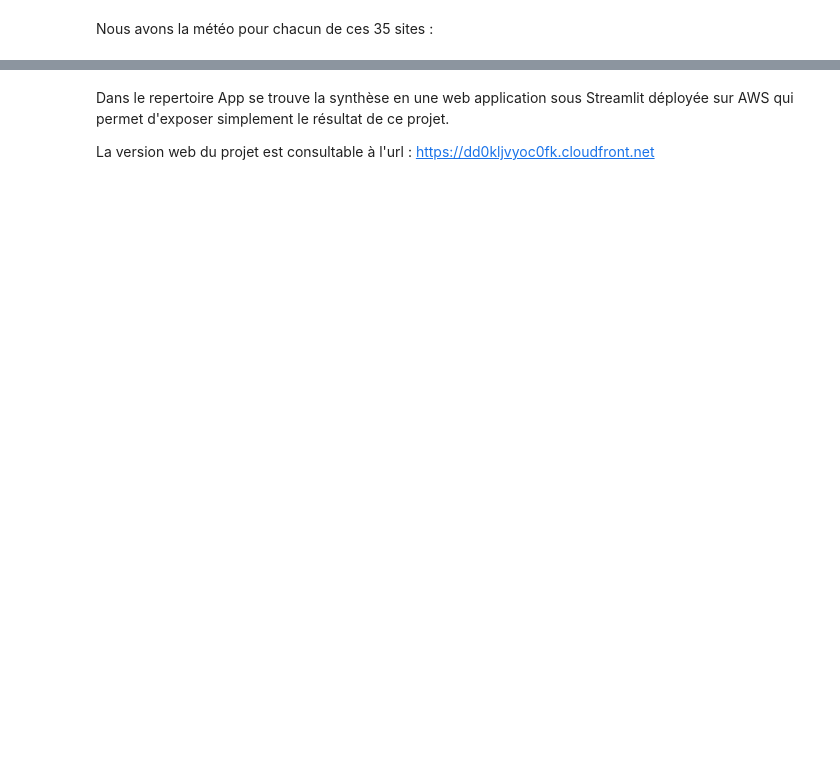
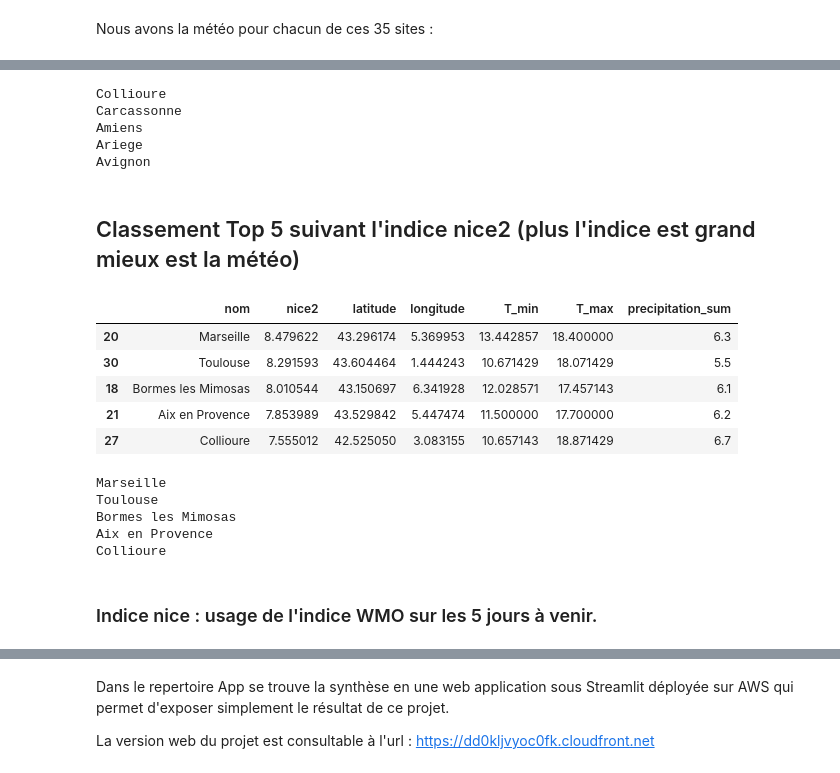
Before and after one commit to pradelf/kayak, a Jupyter notebook: 01_Plan_your_trip_with_Kayak_FPr.ipynb, the cells around one changed output, grey strips where cells are left out. Saved outputs shown, nothing was run; the diff lists cells and outputs as text; code cells hidden in the pictures; blank space fills up the shorter version.

```diff
--- a/01_Plan_your_trip_with_Kayak_FPr.ipynb
+++ b/01_Plan_your_trip_with_Kayak_FPr.ipynb
@@ -612,4 +886,24 @@ df_top_5['nom']
 # %%
-for nom in df_top_5['nom']:
+for nom in df_top_5_nice['nom']:
     print(nom)
-    display(df_hotel[df_hotel["ville"]==nom])
+    #display(df_hotel[df_hotel["ville"]==nom])
+liste_nom=[lieu for lieu in df_top_5_nice]
+# %% [output]
+Collioure
+Carcassonne
+Amiens
+Ariege
+Avignon
+# %% [markdown]
+## Classement Top 5 suivant l'indice nice2 (plus l'indice est grand mieux est la météo)
+# %%
+df_top_5_nice2=df_pois.nlargest(5,['nice2'])
+df_top5_nice2=df_top_5_nice2[['nom','nice2','latitude','longitude', 'T_min','T_max','precipitation_sum']]
+df_top5_nice2
+# %% [output]
+|  | nom | nice2 | latitude | longitude | T_min | T_max | precipitation_sum |
+| 20 | Marseille | 8.479622 | 43.296174 | 5.369953 | 13.442857 | 18.400000 | 6.3 |
+| 30 | Toulouse | 8.291593 | 43.604464 | 1.444243 | 10.671429 | 18.071429 | 5.5 |
+| 18 | Bormes les Mimosas | 8.010544 | 43.150697 | 6.341928 | 12.028571 | 17.457143 | 6.1 |
+| 21 | Aix en Provence | 7.853989 | 43.529842 | 5.447474 | 11.500000 | 17.700000 | 6.2 |
+| 27 | Collioure | 7.555012 | 42.525050 | 3.083155 | 10.657143 | 18.871429 | 6.7 |
@@ -615,0 +912,11 @@ for nom in df_top_5['nom']:
+# %%
+for nom in df_top_5_nice2['nom']:
+    print(nom)
+    #display(df_hotel[df_hotel["ville"]==nom])
+liste_nom2=[lieu for lieu in df_top_5_nice2]
+# %% [output]
+Marseille
+Toulouse
+Bormes les Mimosas
+Aix en Provence
+Collioure
@@ -615,0 +942,2 @@ for nom in df_top_5['nom']:
+# %% [markdown]
+### Indice nice : usage de l'indice WMO sur les 5 jours à venir.
```
Also changed, not shown: parts of 29 cells of this notebook, 3 other files.
